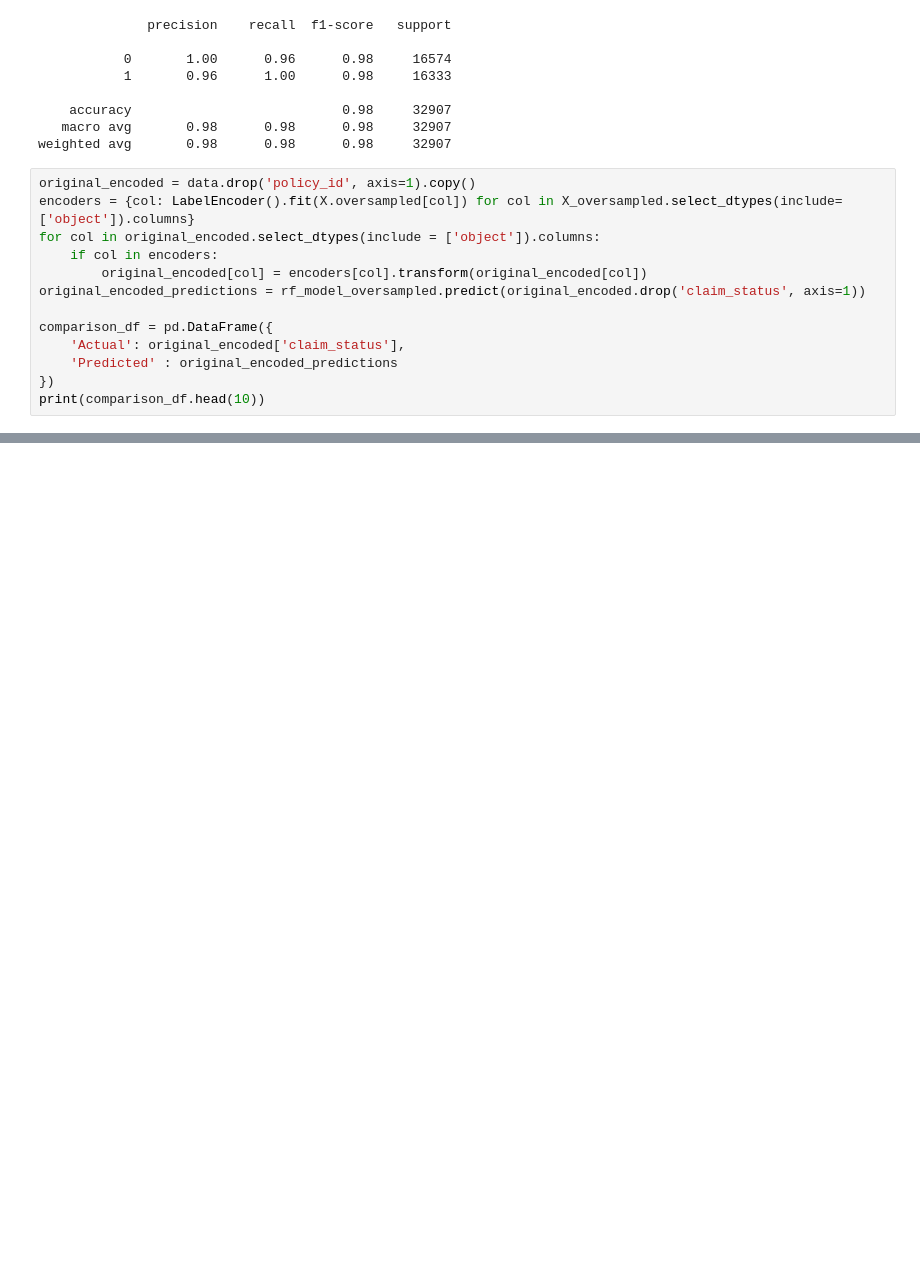
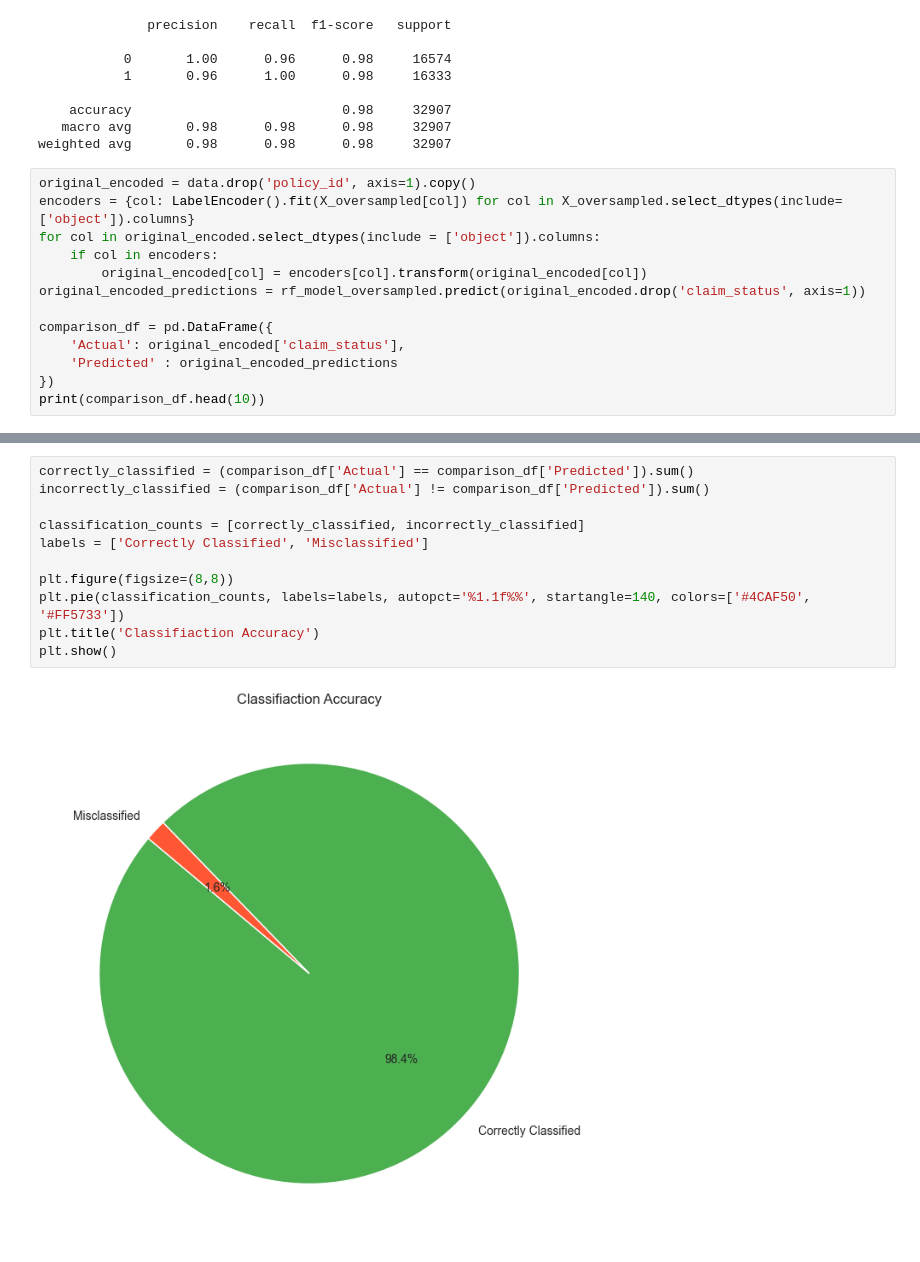
Before and after one commit to AnirudhGarg2003/Classification-of-Imbalanced-Dataset, a Jupyter notebook: imbalance_dataset.ipynb, the cells around one changed output, grey strips where cells are left out. Drawn from its saved outputs; the diff is of its cells as text; blank space fills up the shorter version.

```diff
--- a/imbalance_dataset.ipynb
+++ b/imbalance_dataset.ipynb
@@ -194,7 +194,7 @@ print(classification_report(y_test, y_pred))
 weighted avg       0.98      0.98      0.98     32907
 # %%
 original_encoded = data.drop('policy_id', axis=1).copy()
-encoders = {col: LabelEncoder().fit(X.oversampled[col]) for col in X_oversampled.select_dtypes(include=['object']).columns}
+encoders = {col: LabelEncoder().fit(X_oversampled[col]) for col in X_oversampled.select_dtypes(include=['object']).columns}
 for col in original_encoded.select_dtypes(include = ['object']).columns:
     if col in encoders:
         original_encoded[col] = encoders[col].transform(original_encoded[col])
@@ -209,0 +220,13 @@ AttributeError: 'DataFrame' object has no attribute 'oversampled'
+# %%
+correctly_classified = (comparison_df['Actual'] == comparison_df['Predicted']).sum()
+incorrectly_classified = (comparison_df['Actual'] != comparison_df['Predicted']).sum()
+
+classification_counts = [correctly_classified, incorrectly_classified]
+labels = ['Correctly Classified', 'Misclassified']
+
+plt.figure(figsize=(8,8))
+plt.pie(classification_counts, labels=labels, autopct='%1.1f%%', startangle=140, colors=['#4CAF50', '#FF5733'])
+plt.title('Classifiaction Accuracy')
+plt.show()
+# %% [output]
+[figure, added]
```
Also changed, not shown: parts of 1 cell of this notebook.
